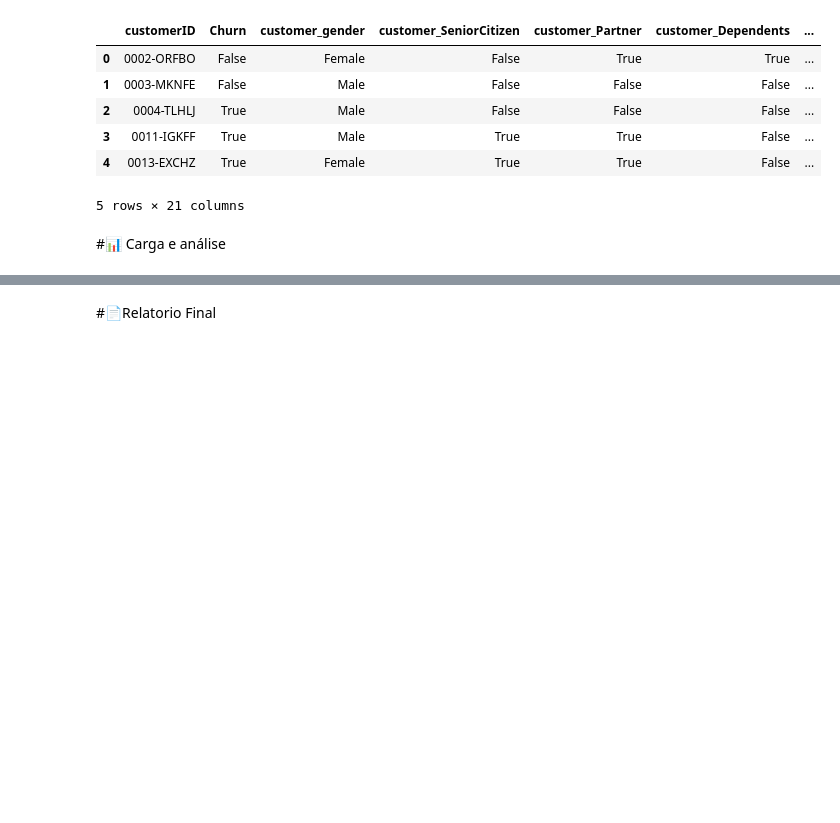
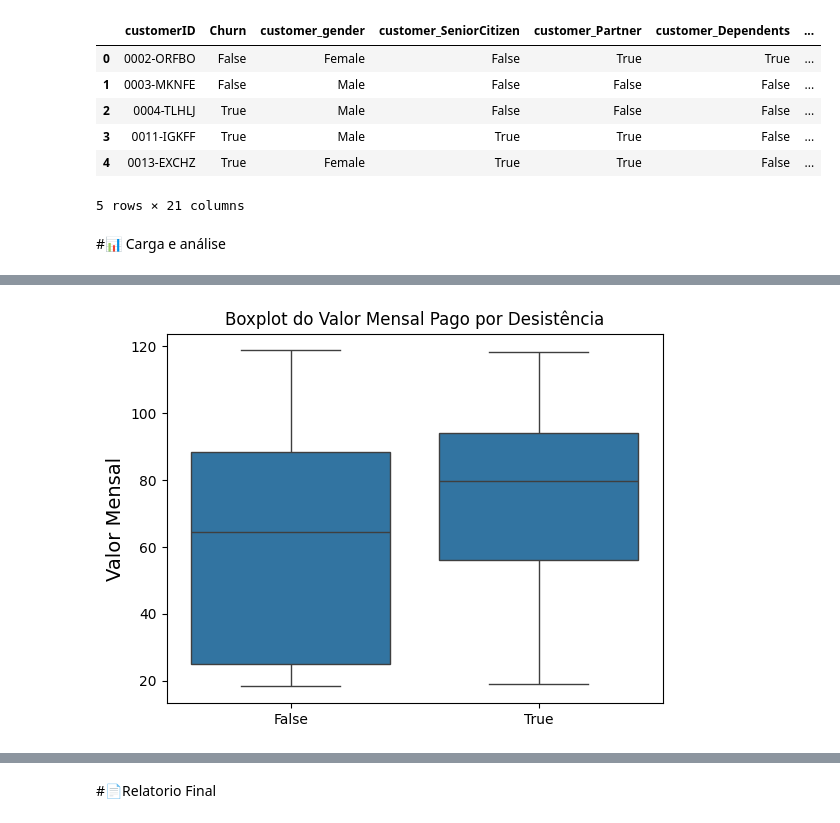
Before and after one commit to anneaiad/Challenge_Telecom_X_Alura, a Jupyter notebook: TelecomX_BR.ipynb, the cells around one changed output, grey strips where cells are left out. Saved outputs shown, nothing was run; the diff lists cells and outputs as text; code cells hidden in the pictures; blank space fills up the shorter version.

```diff
--- a/TelecomX_BR.ipynb
+++ b/TelecomX_BR.ipynb
@@ -285,0 +361,8 @@ df.head()
+# %%
+sns.boxplot(x='Churn', y='account_Charges.Monthly', data=df)
+plt.title('Boxplot do Valor Mensal Pago por Desistência')
+plt.ylabel('Valor Mensal', fontsize=14)
+plt.xlabel('')
+plt.show()
+# %% [output]
+[figure, added]
```
Also changed, not shown: parts of 15 cells of this notebook.
